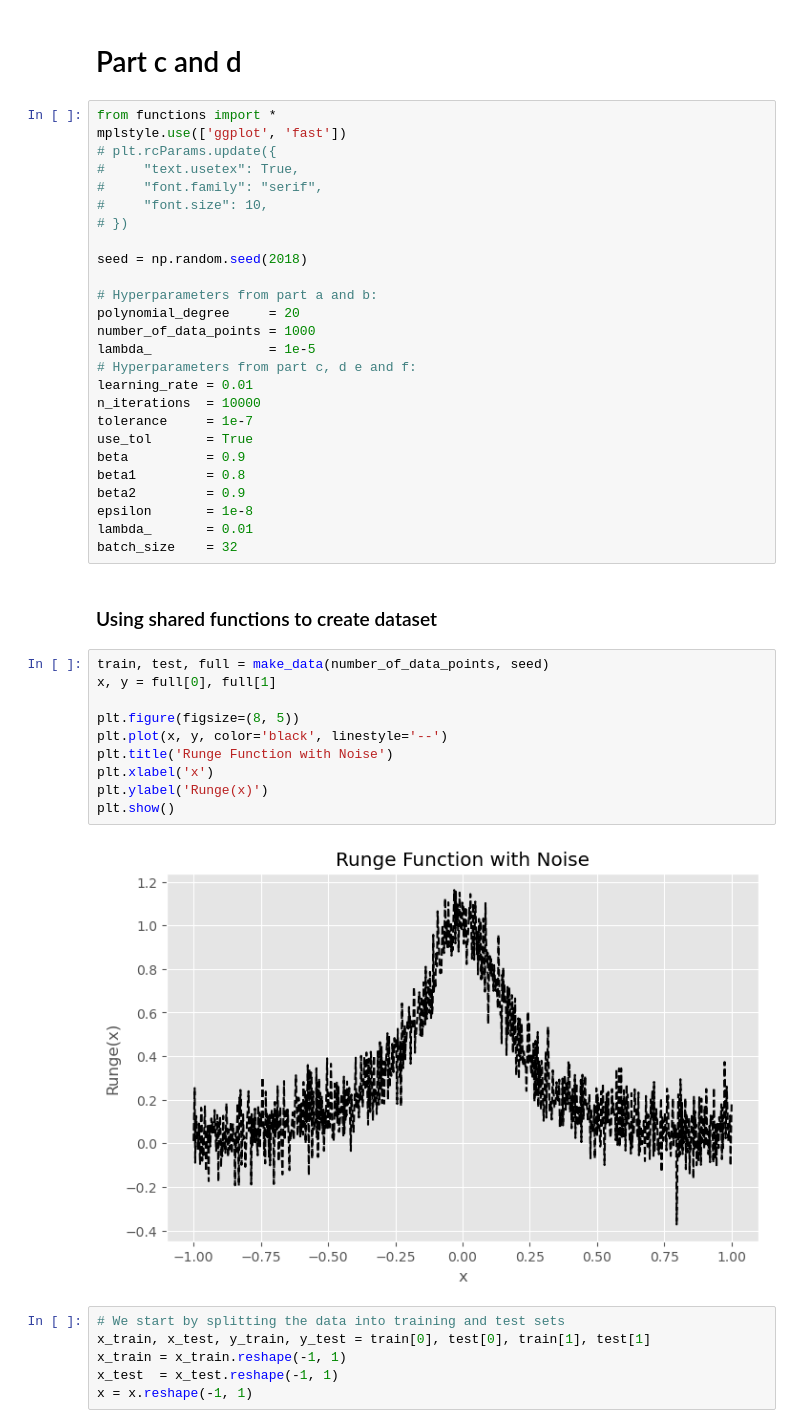
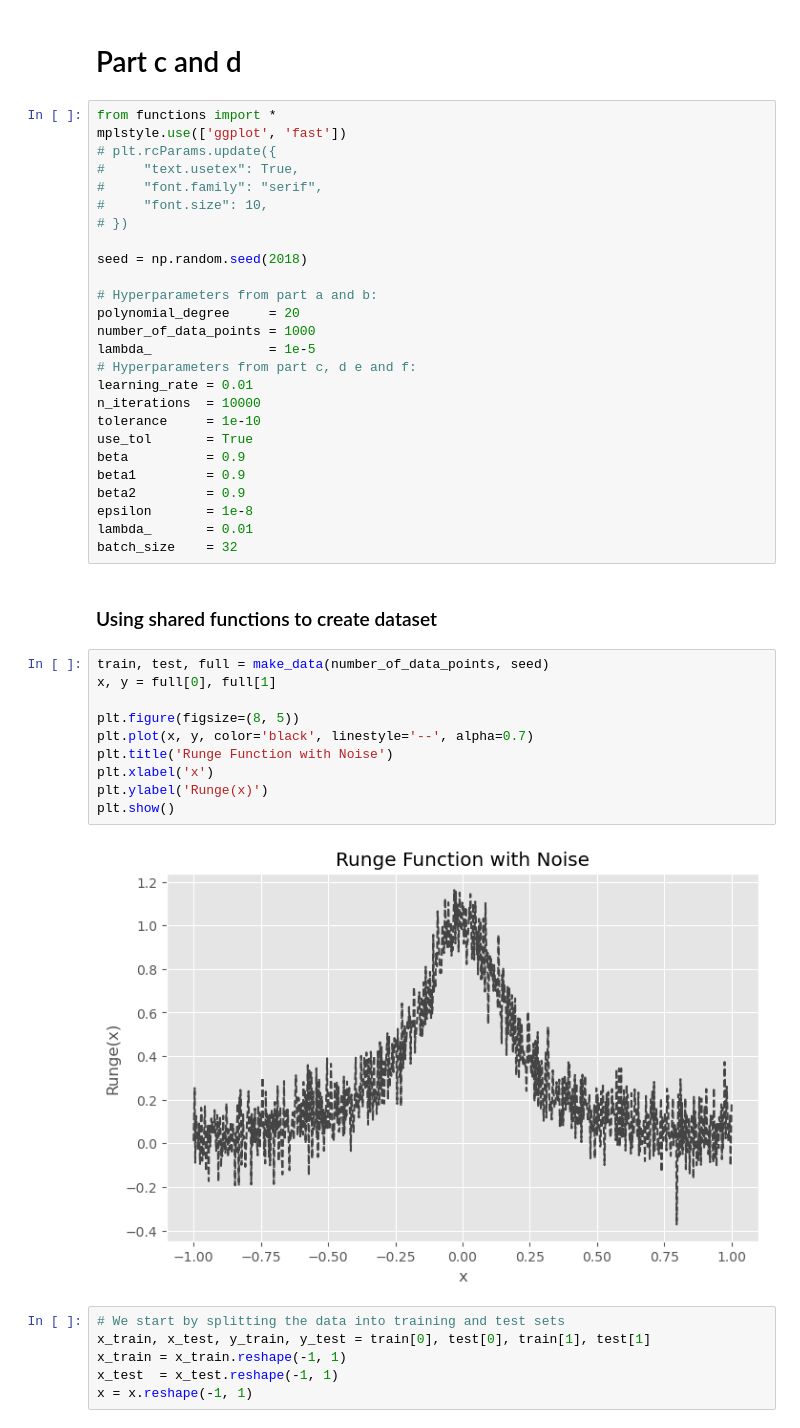
Before and after one commit to kjes4pres/Project_1_FYSSTK, a Jupyter notebook: Code/c_and_d.ipynb, the cells around one changed output. Drawn from its saved outputs; the diff is of its cells as text.

```diff
--- a/Code/c_and_d.ipynb
+++ b/Code/c_and_d.ipynb
@@ -18,10 +18,10 @@ lambda_               = 1e-5
 # Hyperparameters from part c, d e and f:
 learning_rate = 0.01
 n_iterations  = 10000
-tolerance     = 1e-7
+tolerance     = 1e-10
 use_tol       = True
 beta          = 0.9
-beta1         = 0.8
+beta1         = 0.9
 beta2         = 0.9
 epsilon       = 1e-8
 lambda_       = 0.01
@@ -31,15 +31,15 @@ batch_size    = 32
 # %%
 train, test, full = make_data(number_of_data_points, seed)
 x, y = full[0], full[1]
 
 plt.figure(figsize=(8, 5))
-plt.plot(x, y, color='black', linestyle='--')
+plt.plot(x, y, color='black', linestyle='--', alpha=0.7)
 plt.title('Runge Function with Noise')
 plt.xlabel('x')
 plt.ylabel('Runge(x)')
 plt.show()
 # %% [output]
-[figure, old version]
+[figure, new version]
 # %%
 # We start by splitting the data into training and test sets
 x_train, x_test, y_train, y_test = train[0], test[0], train[1], test[1]
```
Also changed, not shown: parts of 14 cells of this notebook, 1 other file.
